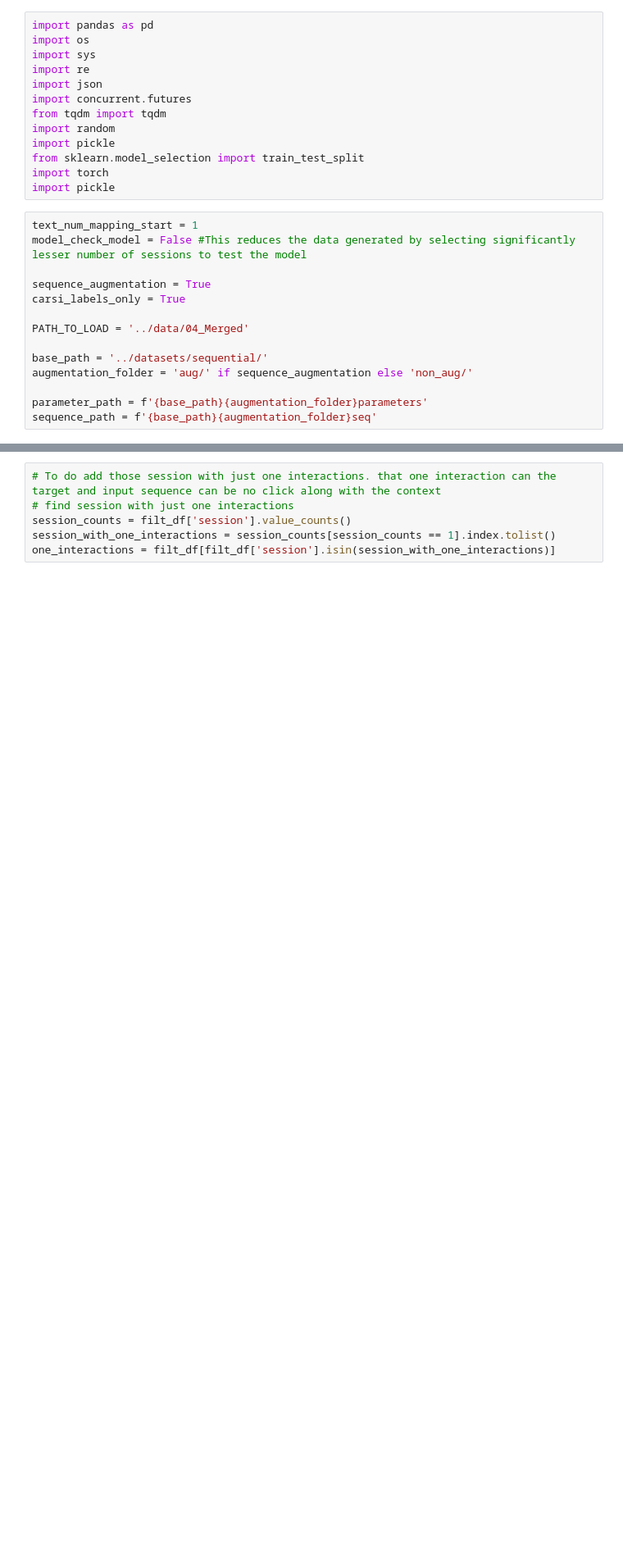
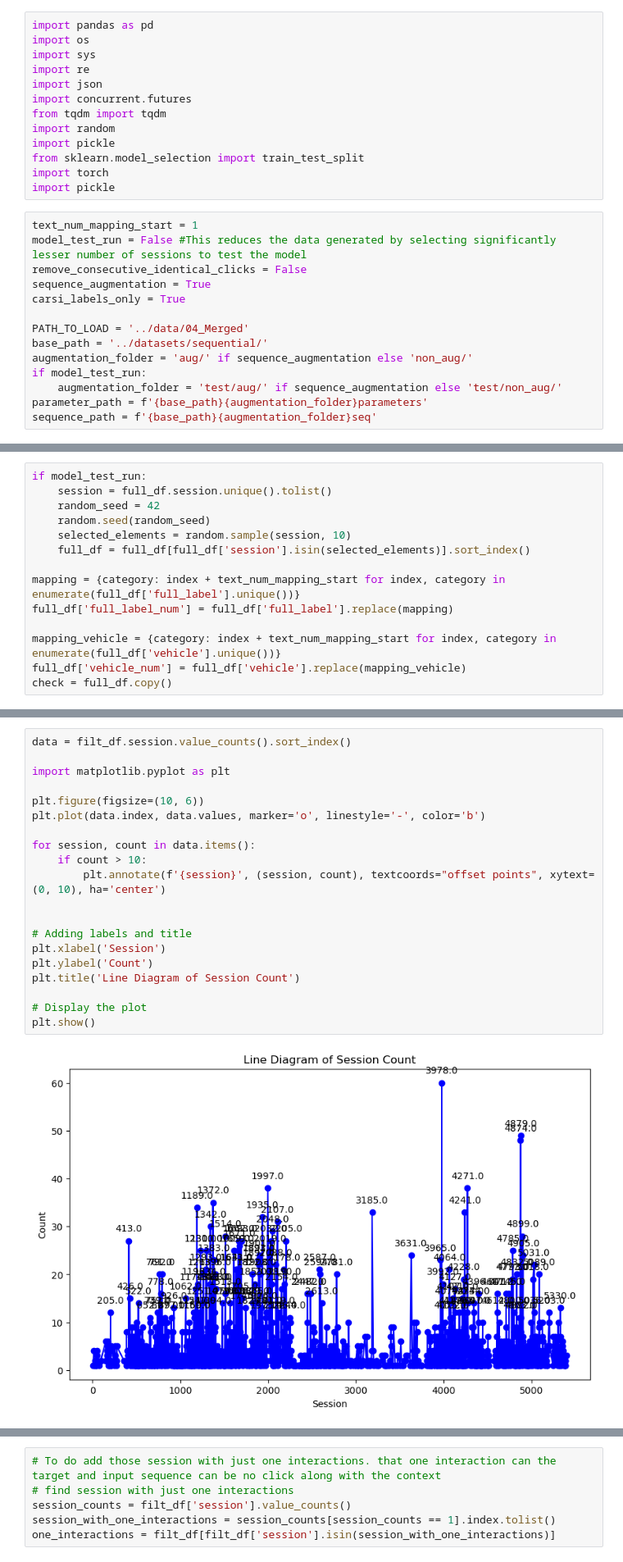
Before and after one commit to sreeragvn/CARSI-II-Master-Thesis-Context-Aware-Recsys, a Jupyter notebook: preprocessing/05_sequencing.ipynb, the cells around one changed output, grey strips where cells are left out. Shown at 82% size. Cells and saved outputs as stored; diff of their text form; blank space fills up the shorter version.

```diff
--- a/preprocessing/05_sequencing.ipynb
+++ b/preprocessing/05_sequencing.ipynb
@@ -13,16 +13,16 @@ import torch
 import pickle
 # %%
 text_num_mapping_start = 1
-model_check_model = False #This reduces the data generated by selecting significantly lesser number of sessions to test the model
-
+model_test_run = False #This reduces the data generated by selecting significantly lesser number of sessions to test the model
+remove_consecutive_identical_clicks = False
 sequence_augmentation = True
 carsi_labels_only = True
 
 PATH_TO_LOAD = '../data/04_Merged'
-
 base_path = '../datasets/sequential/'
 augmentation_folder = 'aug/' if sequence_augmentation else 'non_aug/'
-
+if model_test_run:
+    augmentation_folder = 'test/aug/' if sequence_augmentation else 'test/non_aug/'
 parameter_path = f'{base_path}{augmentation_folder}parameters'
 sequence_path = f'{base_path}{augmentation_folder}seq'
 # %%
@@ -88,2 +55,16 @@ filt_df['interaction_time_delta']   = filt_df['interaction_time_delta'].astype(i
+# %%
+if model_test_run:
+    session = full_df.session.unique().tolist()
+    random_seed = 42
+    random.seed(random_seed)
+    selected_elements = random.sample(session, 10)
+    full_df = full_df[full_df['session'].isin(selected_elements)].sort_index()
+
+mapping = {category: index + text_num_mapping_start for index, category in enumerate(full_df['full_label'].unique())}
+full_df['full_label_num'] = full_df['full_label'].replace(mapping)
+
+mapping_vehicle = {category: index + text_num_mapping_start for index, category in enumerate(full_df['vehicle'].unique())}
+full_df['vehicle_num'] = full_df['vehicle'].replace(mapping_vehicle)
+check = full_df.copy()
 # %%
 print(len(check['Label'].unique().tolist()))
@@ -105,0 +113,22 @@ plt.show()
+# %%
+data = filt_df.session.value_counts().sort_index()
+
+import matplotlib.pyplot as plt
+
+plt.figure(figsize=(10, 6))
+plt.plot(data.index, data.values, marker='o', linestyle='-', color='b')
+
+for session, count in data.items():
+    if count > 10:
+        plt.annotate(f'{session}', (session, count), textcoords="offset points", xytext=(0, 10), ha='center')
+
+
+# Adding labels and title
+plt.xlabel('Session')
+plt.ylabel('Count')
+plt.title('Line Diagram of Session Count')
+
+# Display the plot
+plt.show()
+# %% [output]
+[figure, added]
```
Also changed, not shown: parts of 10 cells of this notebook, 58 other files.
